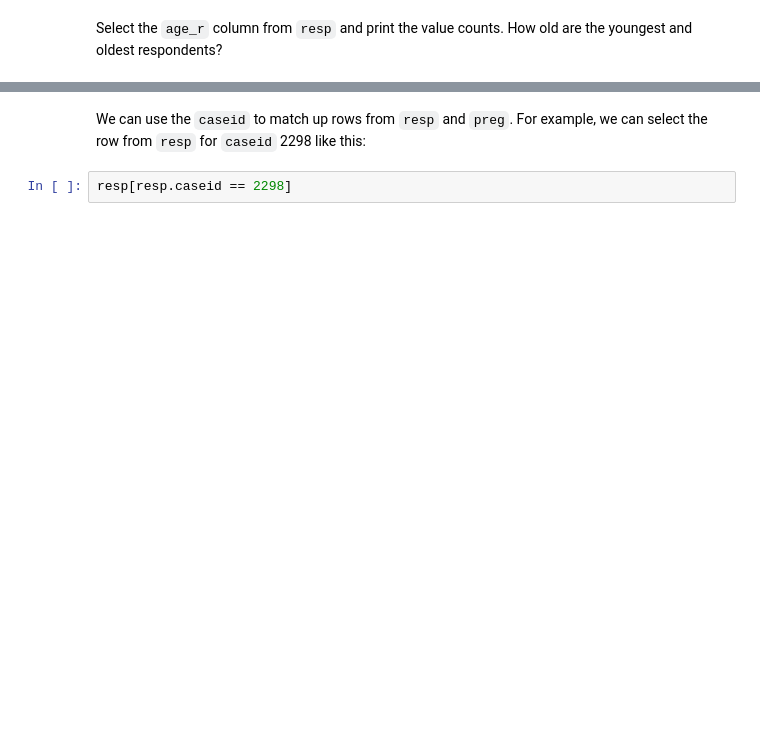
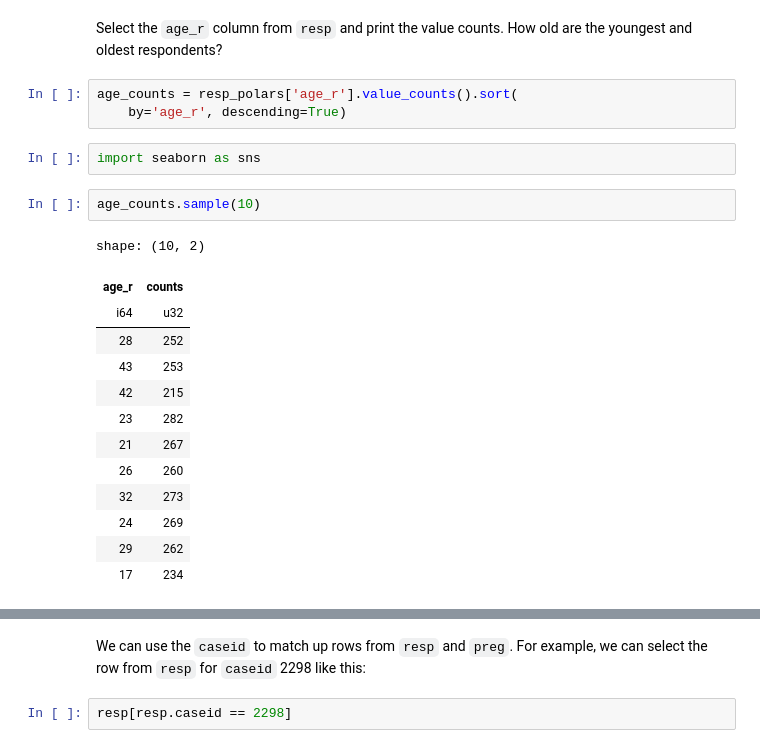
Before and after one commit to victorteodoro/ThinkStats2, a Jupyter notebook: code/chap01ex.ipynb, the cells around one changed output, grey strips where cells are left out. Saved outputs shown, nothing was run; the diff lists cells and outputs as text; blank space fills up the shorter version.

```diff
--- a/code/chap01ex.ipynb
+++ b/code/chap01ex.ipynb
@@ -180,2 +247,23 @@ resp.head()
 # %% [markdown]
 Select the `age_r` column from `resp` and print the value counts.  How old are the youngest and oldest respondents?
+# %%
+age_counts = resp_polars['age_r'].value_counts().sort(
+    by='age_r', descending=True)
+# %%
+import seaborn as sns
+# %%
+age_counts.sample(10)
+# %% [output]
+shape: (10, 2)
+| age_r | counts |
+| i64 | u32 |
+| 28 | 252 |
+| 43 | 253 |
+| 42 | 215 |
+| 23 | 282 |
+| 21 | 267 |
+| 26 | 260 |
+| 32 | 273 |
+| 24 | 269 |
+| 29 | 262 |
+| 17 | 234 |
```
Also changed, not shown: parts of 19 cells of this notebook.
